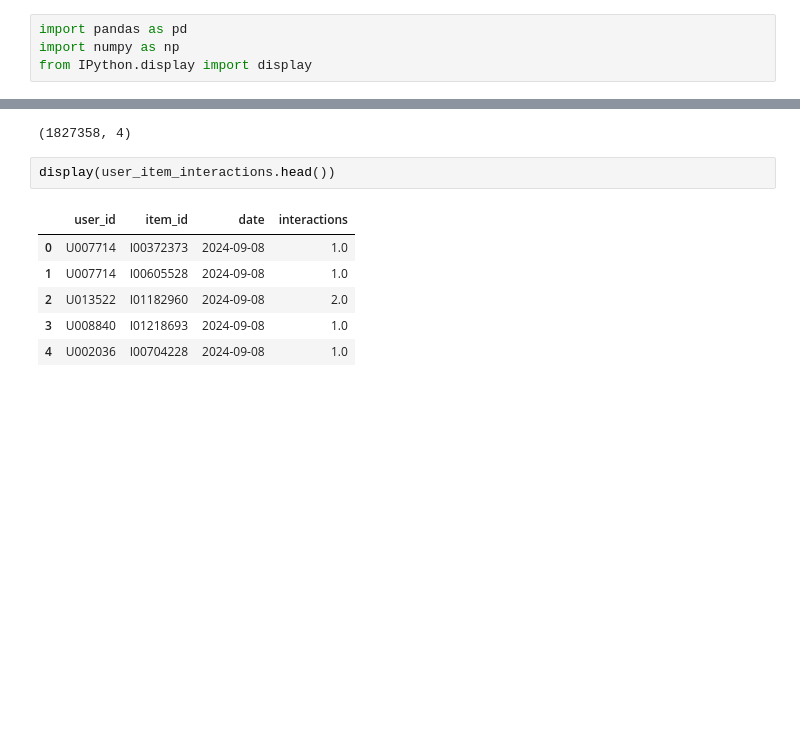
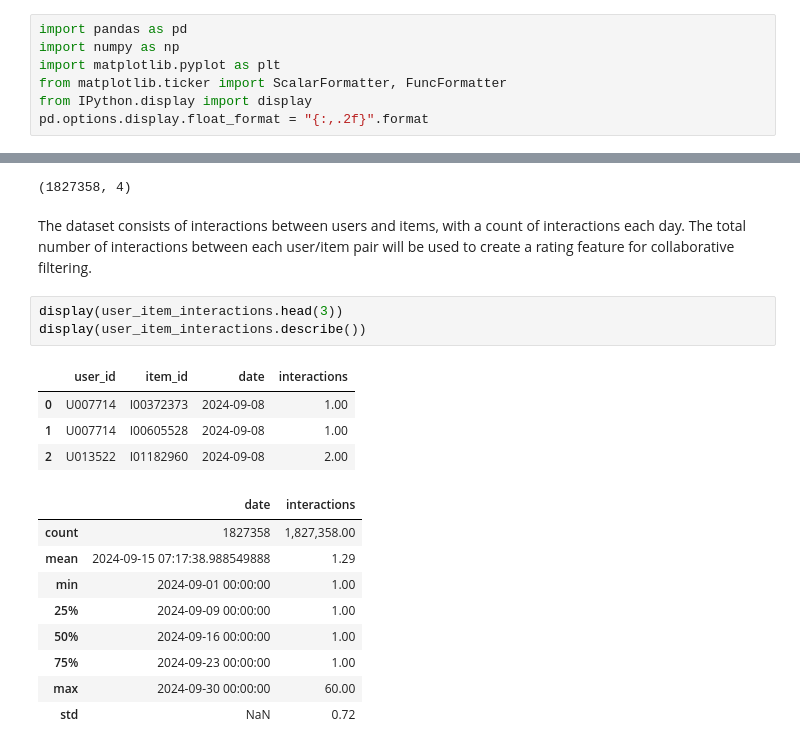
Before and after one commit to DungBeetleBASH/recsys-pipeliner, a Jupyter notebook: notebooks/blog/01-explore-data.ipynb, the cells around one changed output, grey strips where cells are left out. Cells and saved outputs as stored; diff of their text form; blank space fills up the shorter version.

```diff
--- a/notebooks/blog/01-explore-data.ipynb
+++ b/notebooks/blog/01-explore-data.ipynb
@@ -1,7 +1,10 @@
 # %%
 import pandas as pd
 import numpy as np
+import matplotlib.pyplot as plt
+from matplotlib.ticker import ScalarFormatter, FuncFormatter
 from IPython.display import display
+pd.options.display.float_format = "{:,.2f}".format
 # %%
 user_item_interactions = pd.read_csv(
     "../../tests/test_data/user_item_interactions_30_days.csv", parse_dates=["date"]
@@ -9,15 +12,28 @@ user_item_interactions = pd.read_csv(
 user_item_interactions.shape
 # %% [output]
 (1827358, 4)
+# %% [markdown]
+The dataset consists of interactions between users and items,
+with a count of interactions each day. The total number of interactions
+between each user/item pair will be used to create a rating feature
+for collaborative filtering.
 # %%
-display(user_item_interactions.head())
+display(user_item_interactions.head(3))
+display(user_item_interactions.describe())
 # %% [output]
 |  | user_id | item_id | date | interactions |
-| 0 | U007714 | I00372373 | 2024-09-08 | 1.0 |
-| 1 | U007714 | I00605528 | 2024-09-08 | 1.0 |
-| 2 | U013522 | I01182960 | 2024-09-08 | 2.0 |
-| 3 | U008840 | I01218693 | 2024-09-08 | 1.0 |
-| 4 | U002036 | I00704228 | 2024-09-08 | 1.0 |
+| 0 | U007714 | I00372373 | 2024-09-08 | 1.00 |
+| 1 | U007714 | I00605528 | 2024-09-08 | 1.00 |
+| 2 | U013522 | I01182960 | 2024-09-08 | 2.00 |
+|  | date | interactions |
+| count | 1827358 | 1,827,358.00 |
+| mean | 2024-09-15 07:17:38.988549888 | 1.29 |
+| min | 2024-09-01 00:00:00 | 1.00 |
+| 25% | 2024-09-09 00:00:00 | 1.00 |
+| 50% | 2024-09-16 00:00:00 | 1.00 |
+| 75% | 2024-09-23 00:00:00 | 1.00 |
+| max | 2024-09-30 00:00:00 | 60.00 |
+| std | NaN | 0.72 |
 # %%
 # group by user_id and item_id and
 # sum the number of interactions
```
Also changed, not shown: parts of 10 cells of this notebook.
